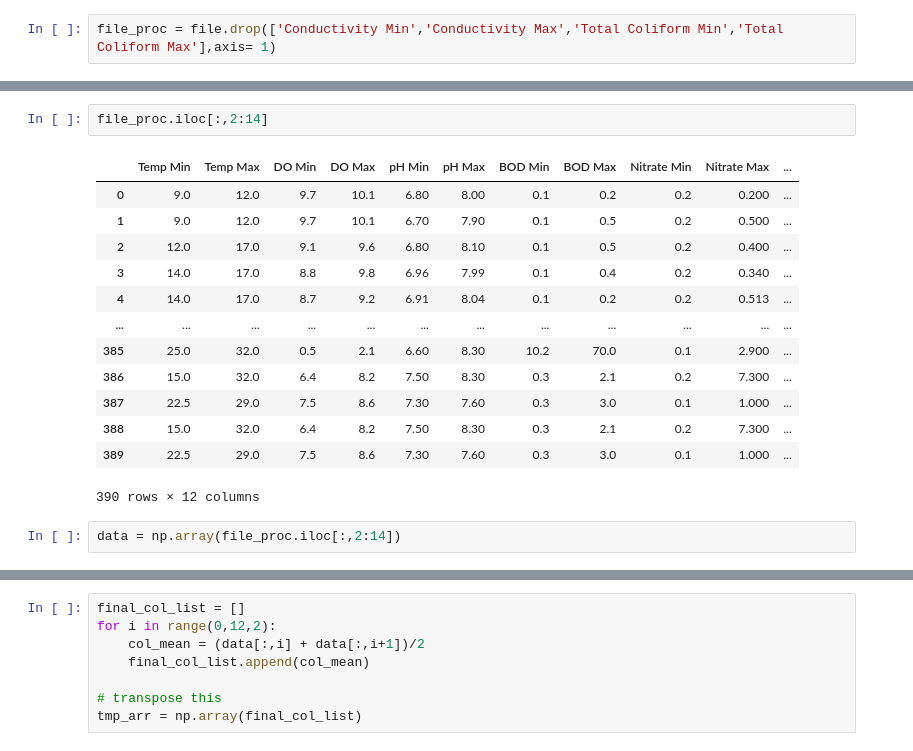
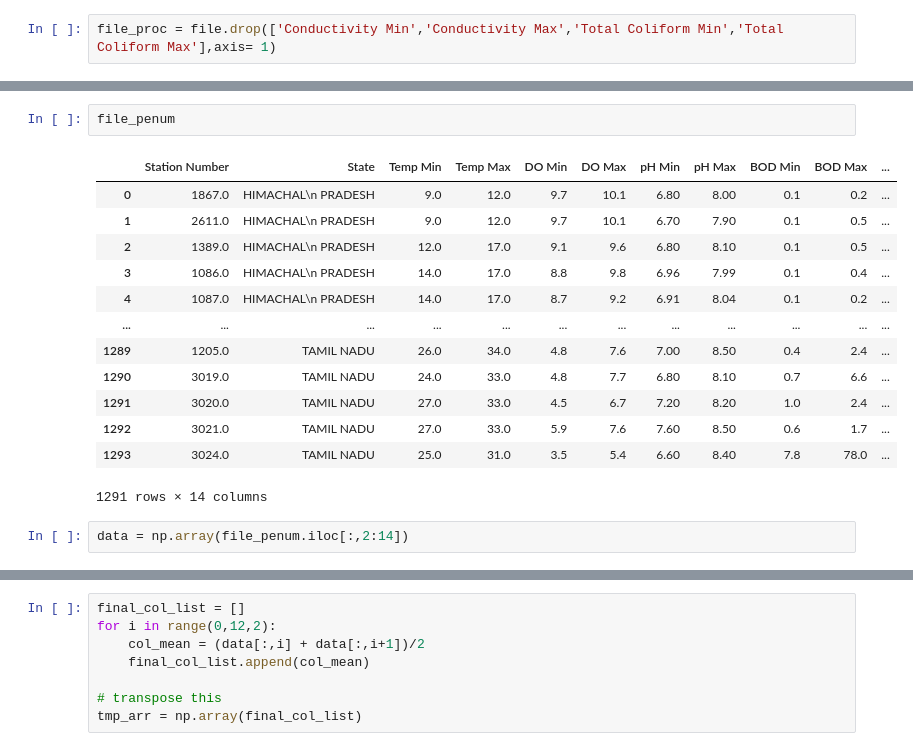
Before and after one commit to 24sharkS/Water-Quality-Prediction, a Jupyter notebook: MLProjectCode.ipynb, the cells around one changed output, grey strips where cells are left out. Drawn from its saved outputs; the diff is of its cells as text.

```diff
--- a/MLProjectCode.ipynb
+++ b/MLProjectCode.ipynb
@@ -80,21 +61,21 @@ file_proc.shape
+# %%
+file_penum
+# %% [output]
+|  | Station Number | State | Temp Min | Temp Max | DO Min | DO Max | pH Min | pH Max | BOD Min | BOD Max | ... |
+| 0 | 1867.0 | HIMACHAL\n PRADESH | 9.0 | 12.0 | 9.7 | 10.1 | 6.80 | 8.00 | 0.1 | 0.2 | ... |
+| 1 | 2611.0 | HIMACHAL\n PRADESH | 9.0 | 12.0 | 9.7 | 10.1 | 6.70 | 7.90 | 0.1 | 0.5 | ... |
+| 2 | 1389.0 | HIMACHAL\n PRADESH | 12.0 | 17.0 | 9.1 | 9.6 | 6.80 | 8.10 | 0.1 | 0.5 | ... |
+| 3 | 1086.0 | HIMACHAL\n PRADESH | 14.0 | 17.0 | 8.8 | 9.8 | 6.96 | 7.99 | 0.1 | 0.4 | ... |
+| 4 | 1087.0 | HIMACHAL\n PRADESH | 14.0 | 17.0 | 8.7 | 9.2 | 6.91 | 8.04 | 0.1 | 0.2 | ... |
+| ... | ... | ... | ... | ... | ... | ... | ... | ... | ... | ... | ... |
+| 1289 | 1205.0 | TAMIL NADU | 26.0 | 34.0 | 4.8 | 7.6 | 7.00 | 8.50 | 0.4 | 2.4 | ... |
+| 1290 | 3019.0 | TAMIL NADU | 24.0 | 33.0 | 4.8 | 7.7 | 6.80 | 8.10 | 0.7 | 6.6 | ... |
+| 1291 | 3020.0 | TAMIL NADU | 27.0 | 33.0 | 4.5 | 6.7 | 7.20 | 8.20 | 1.0 | 2.4 | ... |
+| 1292 | 3021.0 | TAMIL NADU | 27.0 | 33.0 | 5.9 | 7.6 | 7.60 | 8.50 | 0.6 | 1.7 | ... |
+| 1293 | 3024.0 | TAMIL NADU | 25.0 | 31.0 | 3.5 | 5.4 | 6.60 | 8.40 | 7.8 | 78.0 | ... |
+1291 rows × 14 columns
 # %%
-file_proc.iloc[:,2:14]
+data = np.array(file_penum.iloc[:,2:14])
-# %% [output]
-|  | Temp Min | Temp Max | DO Min | DO Max | pH Min | pH Max | BOD Min | BOD Max | Nitrate Min | Nitrate Max | ... |
-| 0 | 9.0 | 12.0 | 9.7 | 10.1 | 6.80 | 8.00 | 0.1 | 0.2 | 0.2 | 0.200 | ... |
-| 1 | 9.0 | 12.0 | 9.7 | 10.1 | 6.70 | 7.90 | 0.1 | 0.5 | 0.2 | 0.500 | ... |
-| 2 | 12.0 | 17.0 | 9.1 | 9.6 | 6.80 | 8.10 | 0.1 | 0.5 | 0.2 | 0.400 | ... |
-| 3 | 14.0 | 17.0 | 8.8 | 9.8 | 6.96 | 7.99 | 0.1 | 0.4 | 0.2 | 0.340 | ... |
-| 4 | 14.0 | 17.0 | 8.7 | 9.2 | 6.91 | 8.04 | 0.1 | 0.2 | 0.2 | 0.513 | ... |
-| ... | ... | ... | ... | ... | ... | ... | ... | ... | ... | ... | ... |
-| 385 | 25.0 | 32.0 | 0.5 | 2.1 | 6.60 | 8.30 | 10.2 | 70.0 | 0.1 | 2.900 | ... |
-| 386 | 15.0 | 32.0 | 6.4 | 8.2 | 7.50 | 8.30 | 0.3 | 2.1 | 0.2 | 7.300 | ... |
-| 387 | 22.5 | 29.0 | 7.5 | 8.6 | 7.30 | 7.60 | 0.3 | 3.0 | 0.1 | 1.000 | ... |
-| 388 | 15.0 | 32.0 | 6.4 | 8.2 | 7.50 | 8.30 | 0.3 | 2.1 | 0.2 | 7.300 | ... |
-| 389 | 22.5 | 29.0 | 7.5 | 8.6 | 7.30 | 7.60 | 0.3 | 3.0 | 0.1 | 1.000 | ... |
-390 rows × 12 columns
-# %%
-data = np.array(file_proc.iloc[:,2:14])
 # %%
 data
 # %% [output]
```
Also changed, not shown: parts of 25 cells of this notebook.
